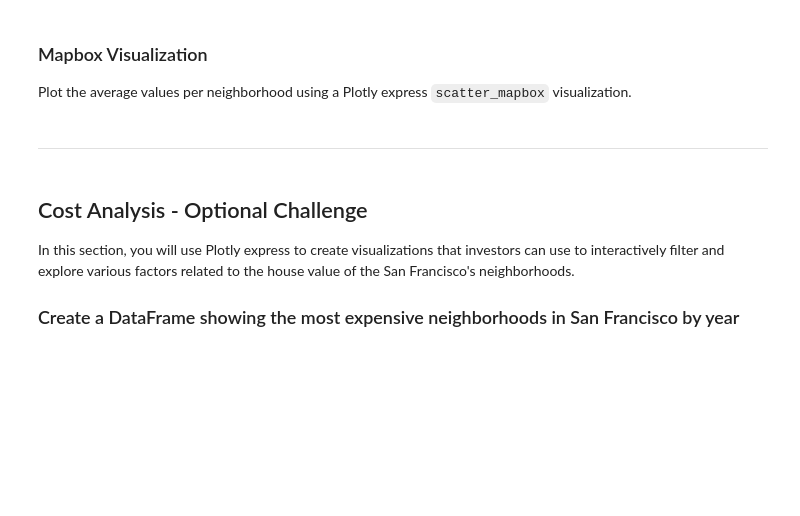
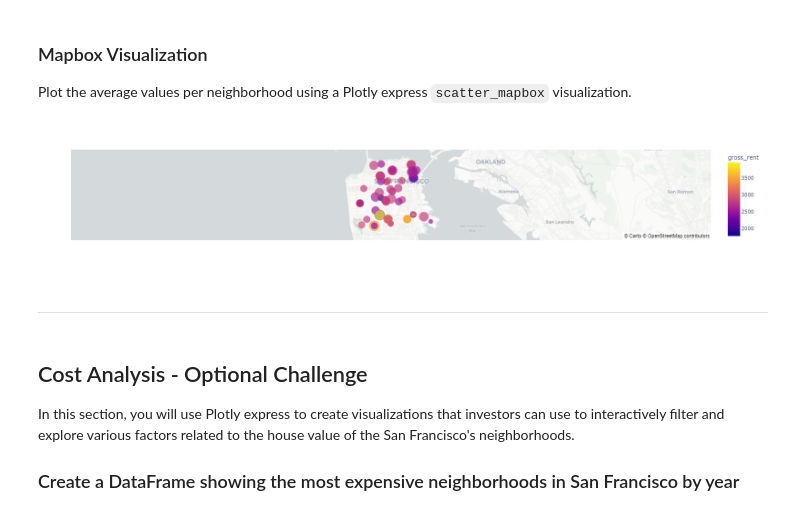
Before and after one commit to Local-77/real-estate-dashboard, a Jupyter notebook: Starter_Code/rental_analysis.ipynb, the cells around one changed output. Drawn from its saved outputs; the diff is of its cells as text; code cells hidden in the pictures; blank space fills up the shorter version.

```diff
--- a/Starter_Code/rental_analysis.ipynb
+++ b/Starter_Code/rental_analysis.ipynb
@@ -4,8 +4,7 @@
 In this assignment, you will perform fundamental analysis for the San Francisco housing market to allow potential real estate investors to choose rental investment properties.
 # %%
 # imports
-import panel as pn
-pn.extension('plotly')
+
 import plotly.express as px
 import pandas as pd
 import hvplot.pandas
@@ -17,4 +16,3 @@ from dotenv import load_dotenv
 
 import warnings
 warnings.filterwarnings('ignore')
-plt.style.use('default')
@@ -175,3 +214,9 @@ In this section, you will read in neighborhoods location data and build an inter
+# %%
+# Load neighborhoods coordinates data
+coordpath = Path("Data/neighborhoods_coordinates.csv")
+
+hood_coords = pd.read_csv(coordpath)
+hood_coords.rename(columns={'Neighborhood': 'neighborhood'}, inplace=True)
 # %% [markdown]
 ### Data Preparation
 
@@ -185,0 +228,4 @@ You will need to join the location data with the mean values per neighborhood.
+# %%
+means = sfo_data.groupby(["neighborhood"]).mean()
+means.reset_index(inplace= True)
+means
@@ -186,3 +246,4 @@ You will need to join the location data with the mean values per neighborhood.
 # %%
 # Join the average values with the neighborhood locations
-# YOUR CODE HERE!
+joined_df = means.merge(hood_coords, on='neighborhood')
+joined_df.head()
@@ -199,3 +261,19 @@ Plot the average values per neighborhood using a Plotly express `scatter_mapbox`
+# %%
+# Create a scatter mapbox to analyze neighborhood info
+re_mapbox = px.scatter_mapbox(
+    joined_df,
+    lat='Lat',
+    lon='Lon',
+    hover_name='neighborhood',
+    color='gross_rent',
+    size='sale_price_sqr_foot',
+    zoom=10,
+     mapbox_style='carto-positron'
+)
+re_mapbox.update_layout(mapbox=dict(accesstoken=map_box_api))
+re_mapbox.show()
+# %% [output]
+[figure, added]
 # %% [markdown]
 - - -
 # %% [markdown]
```
Also changed, not shown: parts of 14 cells of this notebook, 3 other files.
